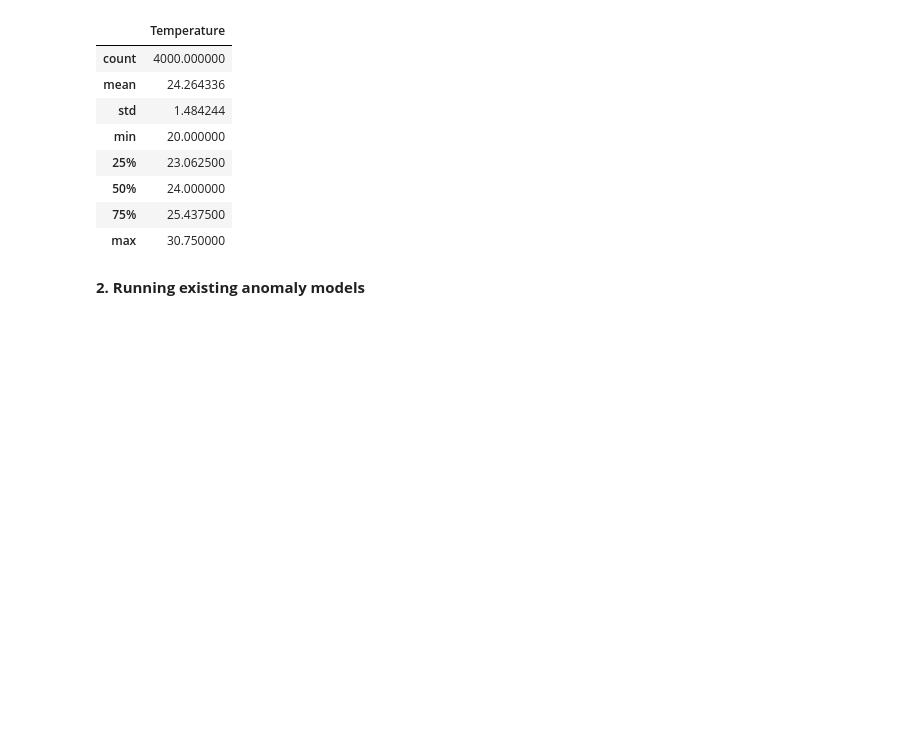
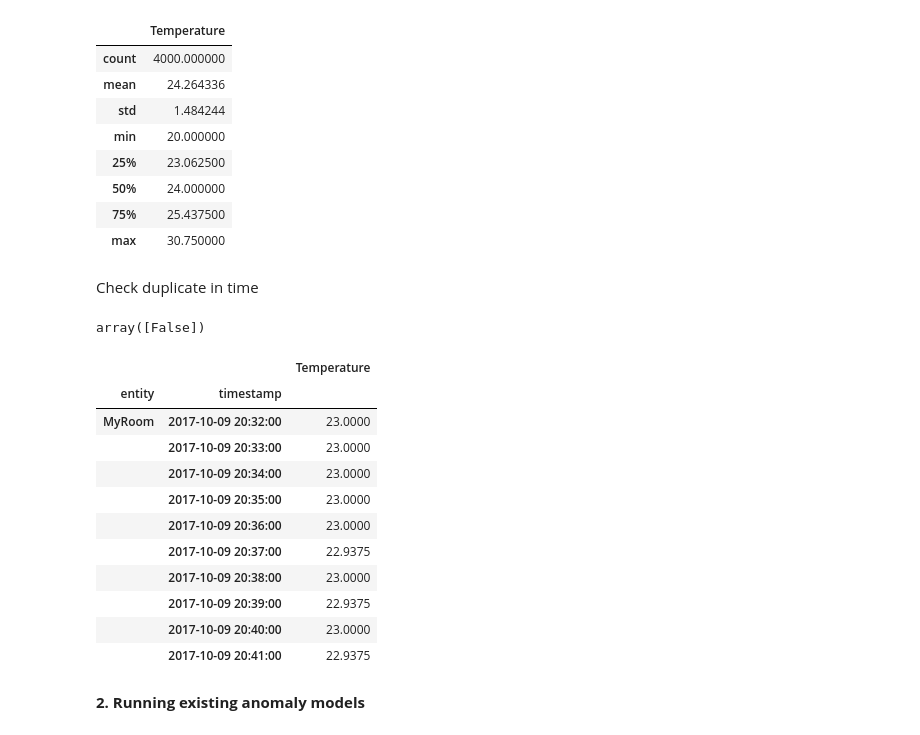
Before and after one commit to singhshraddha/ss-iotfunctions, a Jupyter notebook: notebooks/ComparingAnomalyModels.ipynb, the cells around one changed output. Cells and saved outputs as stored; diff of their text form; code cells hidden in the pictures; blank space fills up the shorter version.

```diff
--- a/notebooks/ComparingAnomalyModels.ipynb
+++ b/notebooks/ComparingAnomalyModels.ipynb
@@ -79,6 +90,27 @@ df_i.describe()
 | 50% | 24.000000 |
 | 75% | 25.437500 |
 | max | 30.750000 |
+# %% [markdown]
+Check duplicate in time
+# %%
+df_i.reset_index().duplicated(subset='timestamp').unique()
+# %% [output]
+array([False])
+# %%
+df_i.head(10)
+# %% [output]
+|  |  | Temperature |
+| entity | timestamp |  |
+| MyRoom | 2017-10-09 20:32:00 | 23.0000 |
+|  | 2017-10-09 20:33:00 | 23.0000 |
+|  | 2017-10-09 20:34:00 | 23.0000 |
+|  | 2017-10-09 20:35:00 | 23.0000 |
+|  | 2017-10-09 20:36:00 | 23.0000 |
+|  | 2017-10-09 20:37:00 | 22.9375 |
+|  | 2017-10-09 20:38:00 | 23.0000 |
+|  | 2017-10-09 20:39:00 | 22.9375 |
+|  | 2017-10-09 20:40:00 | 23.0000 |
+|  | 2017-10-09 20:41:00 | 22.9375 |
 # %% [markdown]
 **2. Running existing anomaly models**
 # %%
```
Also changed, not shown: parts of 7 cells of this notebook, 4 other files.
